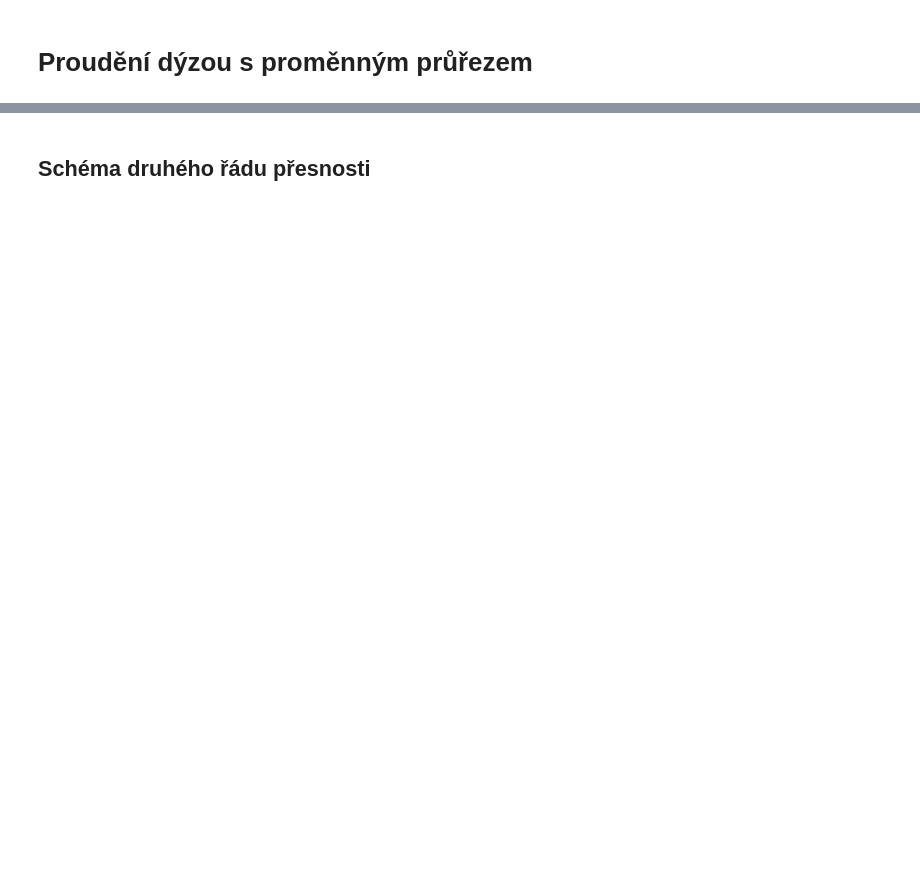
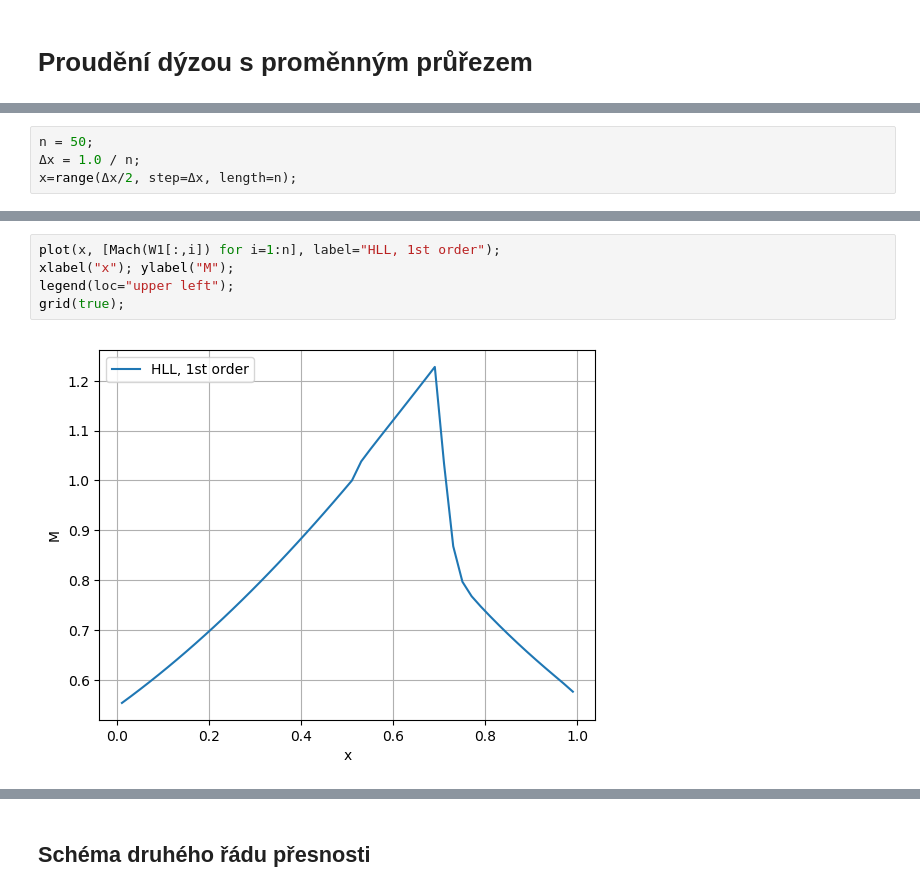
Before and after one commit to furstj/MMPP, a Jupyter notebook: lessons/07_dyza.ipynb, the cells around one changed output, grey strips where cells are left out. Cells and saved outputs as stored; diff of their text form; blank space fills up the shorter version.

```diff
--- a/lessons/07_dyza.ipynb
+++ b/lessons/07_dyza.ipynb
@@ -193,0 +125,4 @@ plt.grid(True)
+# %%
+n = 50;
+Δx = 1.0 / n;
+x=range(Δx/2, step=Δx, length=n);
@@ -193,0 +138,7 @@ plt.grid(True)
+# %%
+plot(x, [Mach(W1[:,i]) for i=1:n], label="HLL, 1st order");
+xlabel("x"); ylabel("M");
+legend(loc="upper left");
+grid(true);
+# %% [output]
+[figure, added]
```
Also changed, not shown: parts of 56 cells of this notebook, 2 other files.
